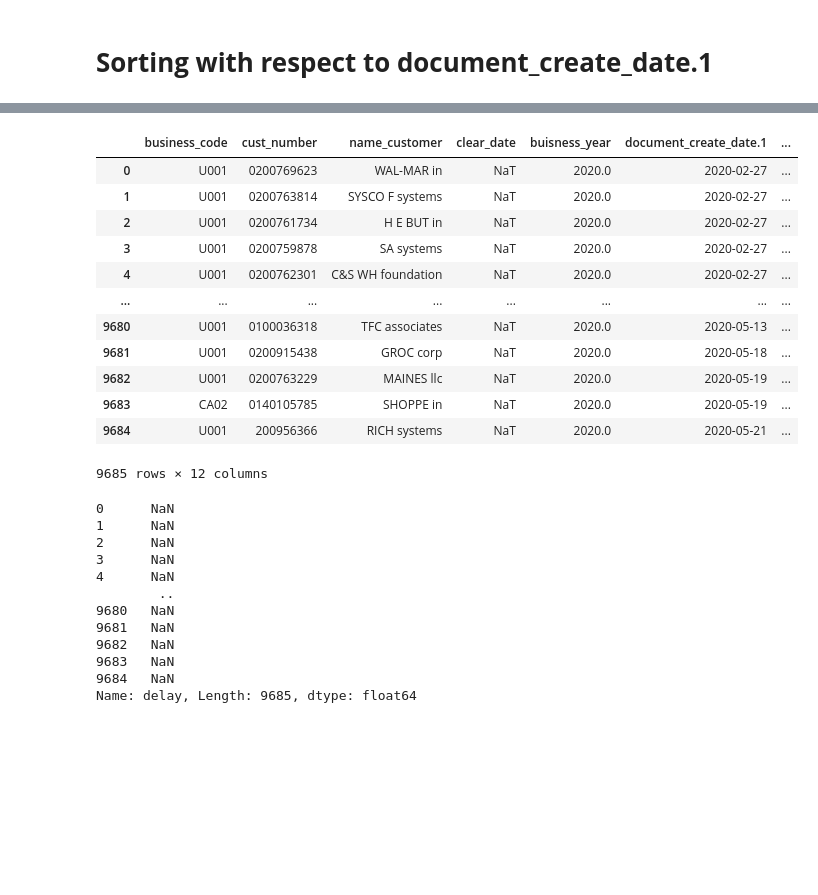
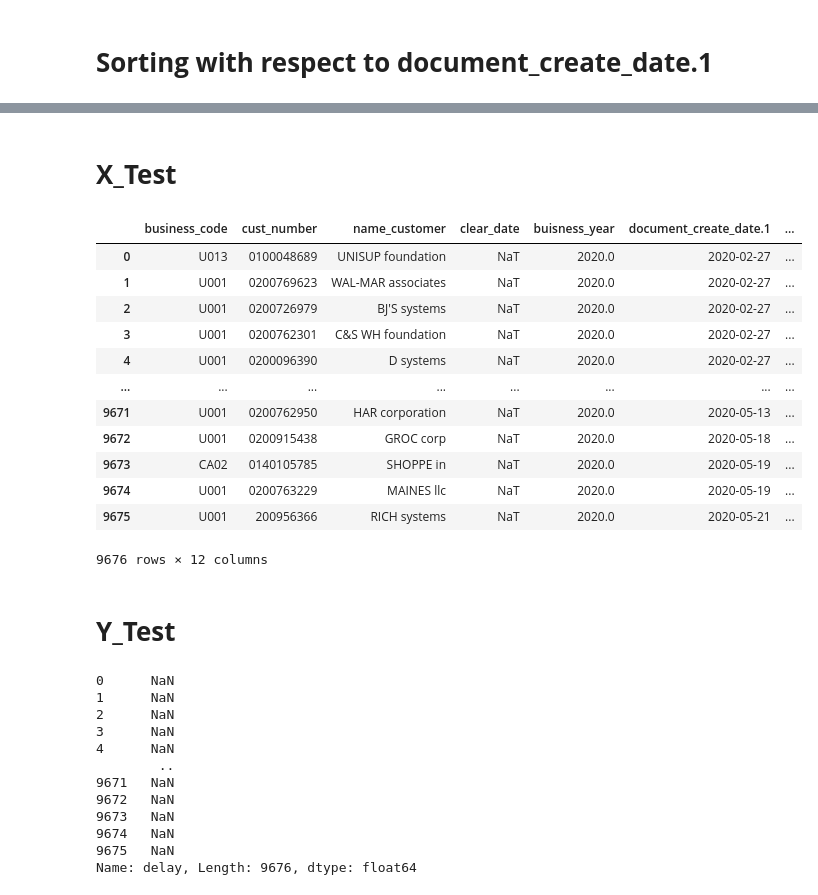
Before and after one commit to souvikpal2000/B2B-Invoice-Management-Application, a Jupyter notebook: InvoiceML.ipynb, the cells around one changed output, grey strips where cells are left out. Drawn from its saved outputs; the diff is of its cells as text; code cells hidden in the pictures; blank space fills up the shorter version.

Commit message:
Train & Test Splitting

```diff
--- a/InvoiceML.ipynb
+++ b/InvoiceML.ipynb
@@ -430,23 +438,27 @@ testData
+# %% [markdown]
+# **X_Test**
 # %%
-x_train = testData.iloc[:,0:12]
-x_train
+x_test = testData.iloc[:,0:12]
+x_test
 # %% [output]
 |  | business_code | cust_number | name_customer | clear_date | buisness_year | document_create_date.1 | ... |
-| 0 | U001 | 0200769623 | WAL-MAR in | NaT | 2020.0 | 2020-02-27 | ... |
-| 1 | U001 | 0200763814 | SYSCO F systems | NaT | 2020.0 | 2020-02-27 | ... |
-| 2 | U001 | 0200761734 | H E BUT in | NaT | 2020.0 | 2020-02-27 | ... |
-| 3 | U001 | 0200759878 | SA systems | NaT | 2020.0 | 2020-02-27 | ... |
-| 4 | U001 | 0200762301 | C&S WH foundation | NaT | 2020.0 | 2020-02-27 | ... |
+| 0 | U013 | 0100048689 | UNISUP foundation | NaT | 2020.0 | 2020-02-27 | ... |
+| 1 | U001 | 0200769623 | WAL-MAR associates | NaT | 2020.0 | 2020-02-27 | ... |
+| 2 | U001 | 0200726979 | BJ'S systems | NaT | 2020.0 | 2020-02-27 | ... |
+| 3 | U001 | 0200762301 | C&S WH foundation | NaT | 2020.0 | 2020-02-27 | ... |
+| 4 | U001 | 0200096390 | D systems | NaT | 2020.0 | 2020-02-27 | ... |
 | ... | ... | ... | ... | ... | ... | ... | ... |
-| 9680 | U001 | 0100036318 | TFC associates | NaT | 2020.0 | 2020-05-13 | ... |
-| 9681 | U001 | 0200915438 | GROC corp | NaT | 2020.0 | 2020-05-18 | ... |
-| 9682 | U001 | 0200763229 | MAINES llc | NaT | 2020.0 | 2020-05-19 | ... |
-| 9683 | CA02 | 0140105785 | SHOPPE in | NaT | 2020.0 | 2020-05-19 | ... |
-| 9684 | U001 | 200956366 | RICH systems | NaT | 2020.0 | 2020-05-21 | ... |
+| 9671 | U001 | 0200762950 | HAR corporation | NaT | 2020.0 | 2020-05-13 | ... |
+| 9672 | U001 | 0200915438 | GROC corp | NaT | 2020.0 | 2020-05-18 | ... |
+| 9673 | CA02 | 0140105785 | SHOPPE in | NaT | 2020.0 | 2020-05-19 | ... |
+| 9674 | U001 | 0200763229 | MAINES llc | NaT | 2020.0 | 2020-05-19 | ... |
+| 9675 | U001 | 200956366 | RICH systems | NaT | 2020.0 | 2020-05-21 | ... |
-9685 rows × 12 columns
+9676 rows × 12 columns
+# %% [markdown]
+# **Y_Test**
 # %%
-y_train = testData.iloc[:,-1]
-y_train
+y_test = testData.iloc[:,-1]
+y_test
 # %% [output]
 0      NaN
 1      NaN
@@ -454,9 +466,9 @@ y_train
 3      NaN
 4      NaN
         ..
-9680   NaN
-9681   NaN
-9682   NaN
-9683   NaN
-9684   NaN
-Name: delay, Length: 9685, dtype: float64
+9671   NaN
+9672   NaN
+9673   NaN
+9674   NaN
+9675   NaN
+Name: delay, Length: 9676, dtype: float64
```
Also changed, not shown: parts of 32 cells of this notebook.
